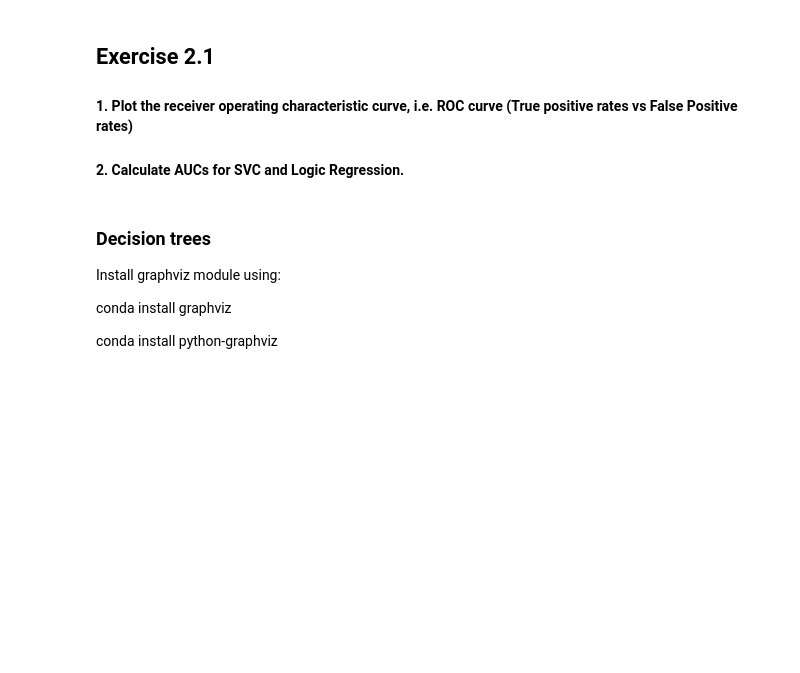
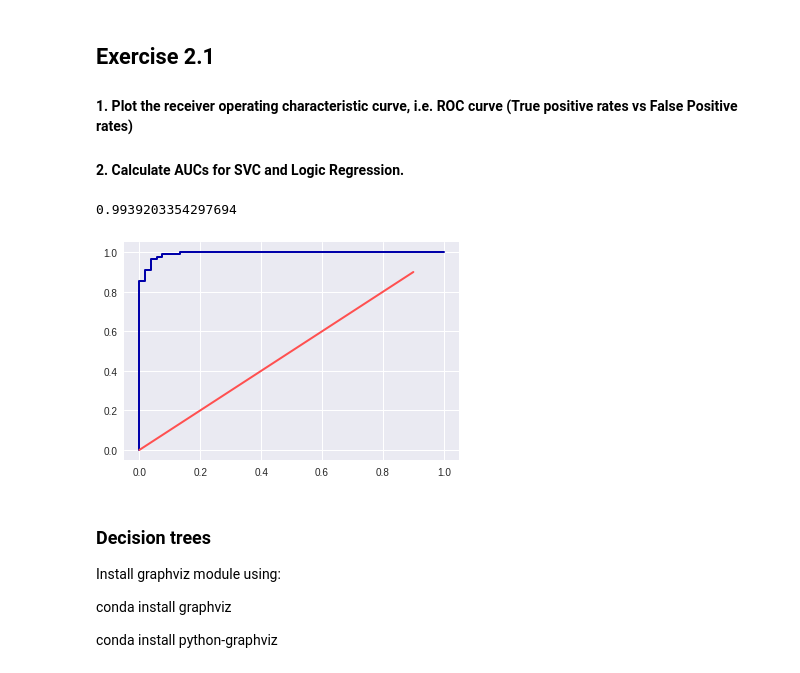
Before and after one commit to Shuai-Dong/SysBioShortCourse, a Jupyter notebook: 02-supervised-learning.ipynb, the cells around one changed output. Cells and saved outputs as stored; diff of their text form; code cells hidden in the pictures; blank space fills up the shorter version.

```diff
--- a/02-supervised-learning.ipynb
+++ b/02-supervised-learning.ipynb
@@ -247,3 +270,13 @@ Test accuracy of l1 logreg with C=100.000: 0.98
+# %%
+logreg100=LogisticRegression(C=110).fit(X_train, y_train)
+yhat=logreg100.predict_proba(X_test)
+fpr, tpr, thre=roc_curve(y_test, yhat[:,1])
+plt.plot(fpr,tpr)
+plt.plot(np.arange(0,1,0.1), np.arange(0,1,0.1))
+print(roc_auc_score(y_test, yhat[:,1]))
+# %% [output]
+0.9939203354297694
+[figure, added]
 # %% [markdown]
 ### Decision trees
 
```
Also changed, not shown: parts of 22 cells of this notebook.
